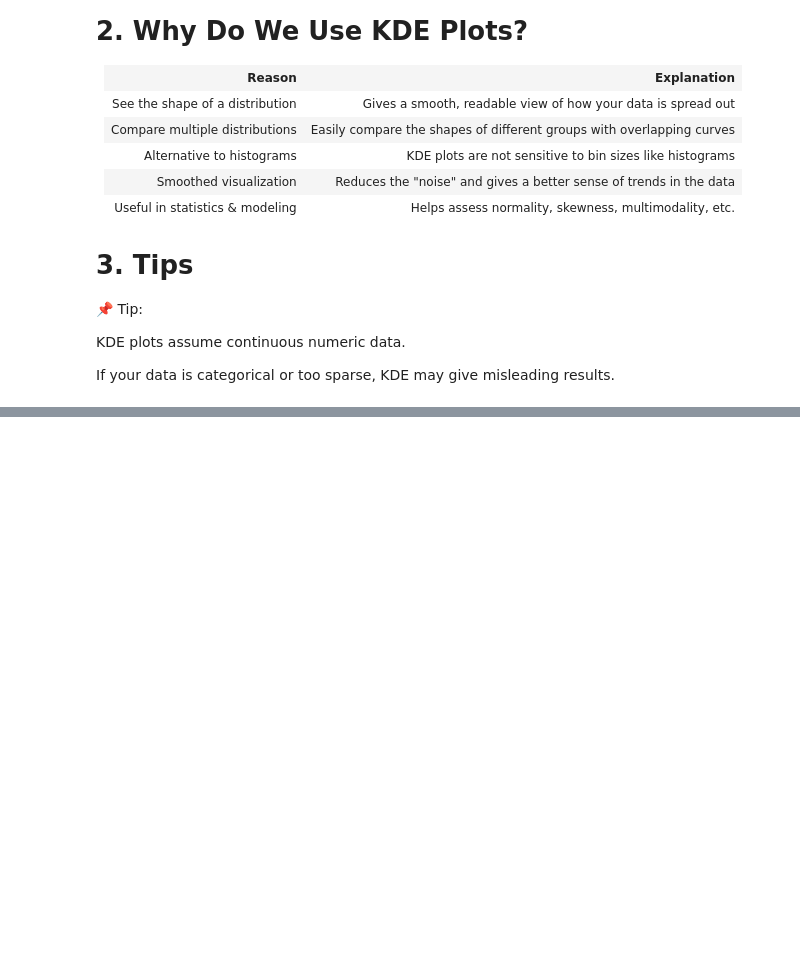
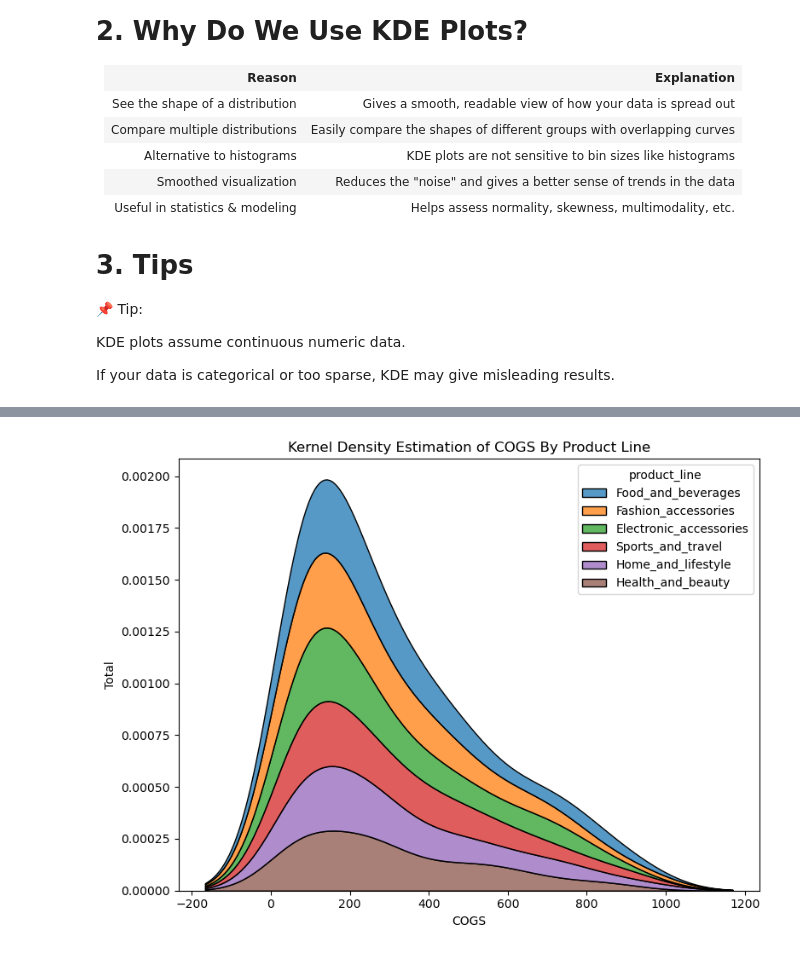
Before and after one commit to UstubecEmre/MatplotlibandSeabornFundamentals, a Jupyter notebook: kde_in_seaborn.ipynb, the cells around one changed output, grey strips where cells are left out. Saved outputs shown, nothing was run; the diff lists cells and outputs as text; code cells hidden in the pictures; blank space fills up the shorter version.

```diff
--- a/kde_in_seaborn.ipynb
+++ b/kde_in_seaborn.ipynb
@@ -44,0 +94,11 @@ If your data is categorical or too sparse, KDE may give misleading results.
+# %%
+# stack KDE
+plt.figure(figsize = (8, 6))
+sns.kdeplot(data = df, x = "cogs", hue = "product_line" , multiple= "stack")
+plt.title("Kernel Density Estimation of COGS By Product Line")
+plt.xlabel("COGS")
+plt.ylabel("Total")
+plt.tight_layout()
+plt.show()
+# %% [output]
+[figure, added]
```
Also changed, not shown: parts of 7 cells of this notebook.
